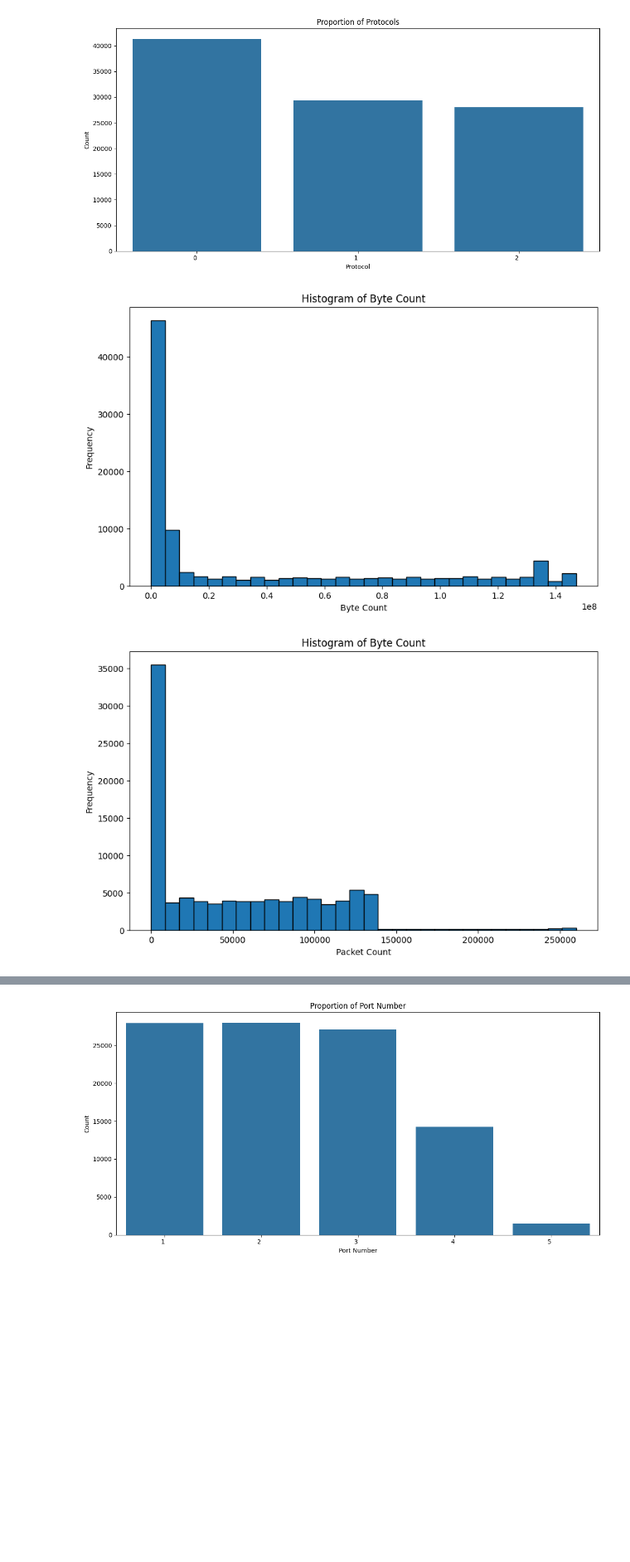
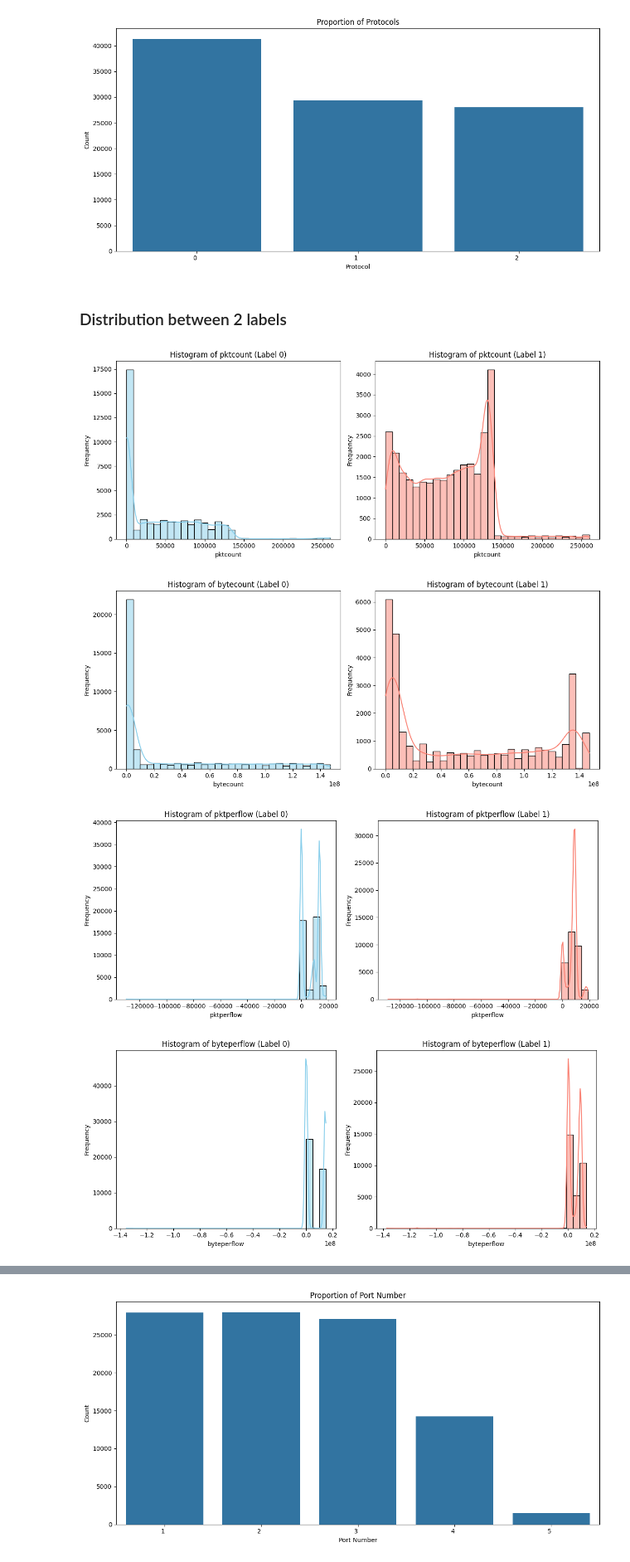
Before and after one commit to NurFakhri/DDos-Attack-Predict, a Jupyter notebook: DDoS_Attack_Prediction.ipynb, the cells around one changed output, grey strips where cells are left out. Shown at 83% size. Drawn from its saved outputs; the diff is of its cells as text; code cells hidden in the pictures; blank space fills up the shorter version.

```diff
--- a/DDoS_Attack_Prediction.ipynb
+++ b/DDoS_Attack_Prediction.ipynb
@@ -339,21 +321,34 @@ plt.tight_layout()  # Adjust layout to prevent labels from overlapping
 plt.show()
 # %% [output]
 [figure]
-# %%
-plt.figure(figsize=(10, 6))
-plt.hist(df['bytecount'], bins=30, edgecolor='black')  # Adjust the number of bins as needed
-plt.xlabel('Byte Count')
-plt.ylabel('Frequency')
-plt.title('Histogram of Byte Count')
-plt.show()
-# %% [output]
-[figure, removed]
-# %%
-plt.figure(figsize=(10, 6))
-plt.hist(df['pktcount'], bins=30, edgecolor='black')  # Adjust the number of bins as needed
-plt.xlabel('Packet Count')
-plt.ylabel('Frequency')
-plt.title('Histogram of Byte Count')
-plt.show()
-# %% [output]
-[figure, removed]
+# %% [markdown]
+### Distribution between 2 labels
+# %%
+# Daftar kolom yang ingin divisualisasikan
+cols = ["pktcount", "bytecount", "pktperflow", "byteperflow", "pktrate", "tot_kbps", "tot_dur"]
+
+# Loop setiap kolom dan buat subplot
+for col in cols:
+    plt.figure(figsize=(12, 5))
+
+    # Subplot untuk label 0
+    plt.subplot(1, 2, 1)
+    sns.histplot(df[df['label'] == 0][col], bins=30, kde=True, color='skyblue')
+    plt.title(f'Histogram of {col} (Label 0)')
+    plt.xlabel(col)
+    plt.ylabel('Frequency')
+
+    # Subplot untuk label 1
+    plt.subplot(1, 2, 2)
+    sns.histplot(df[df['label'] == 1][col], bins=30, kde=True, color='salmon')
+    plt.title(f'Histogram of {col} (Label 1)')
+    plt.xlabel(col)
+    plt.ylabel('Frequency')
+
+    plt.tight_layout()
+    plt.show()
+# %% [output]
+[figure, added]
+[figure, added]
+[figure, added]
+[figure, added]
```
Also changed, not shown: parts of 60 cells of this notebook.
